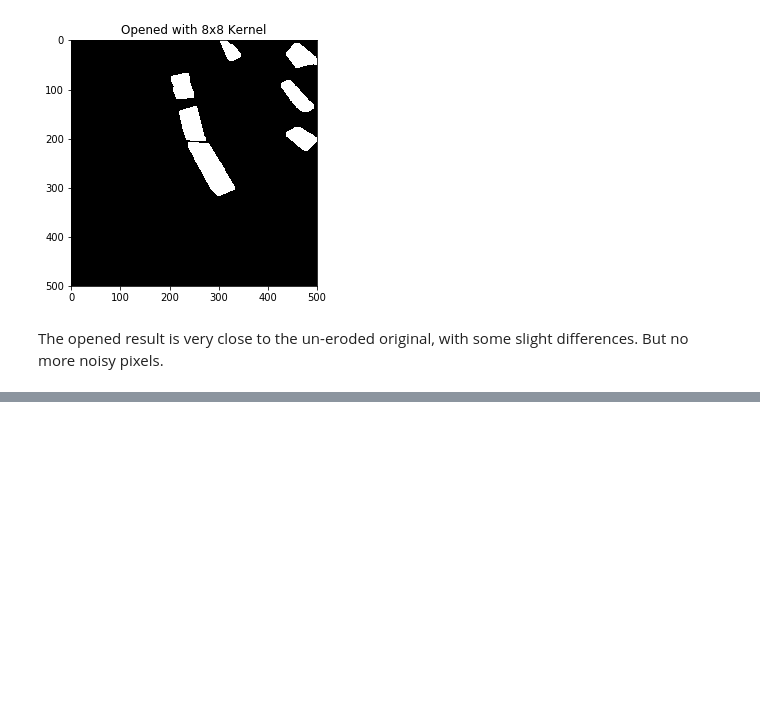
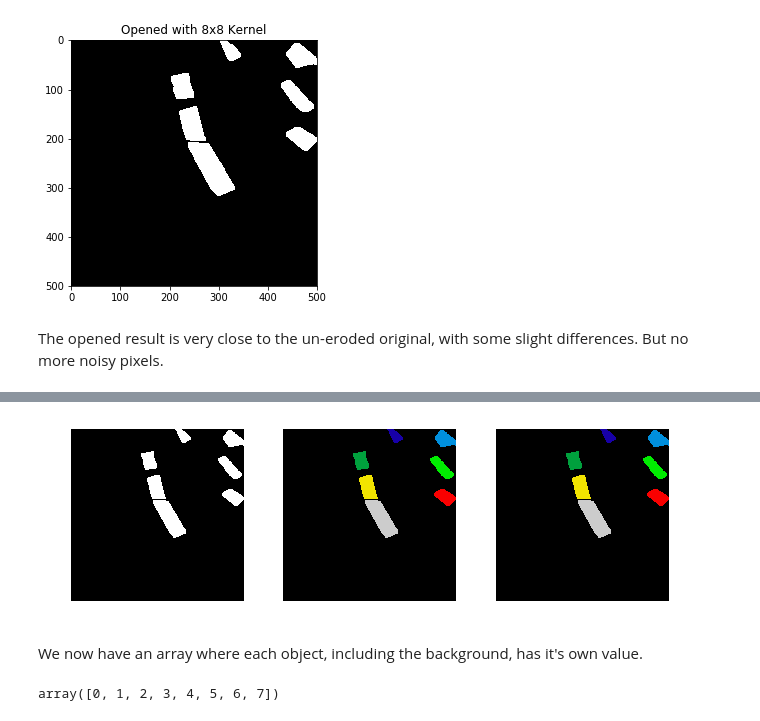
Before and after one commit to agcopenhaver/CropMask_RCNN, a Jupyter notebook: notebooks/Heatmap_Morphing.ipynb, the cells around one changed output, grey strips where cells are left out. Cells and saved outputs as stored; diff of their text form; code cells hidden in the pictures; blank space fills up the shorter version.

Commit message:
finished connected compnents, field objects labeled seperately

```diff
--- a/notebooks/Heatmap_Morphing.ipynb
+++ b/notebooks/Heatmap_Morphing.ipynb
@@ -116,0 +137,27 @@ The opened result is very close to the un-eroded original, with some slight diff
+# %%
+from skimage import measure
+
+all_labels = measure.label(opened_arr_26)
+blobs_labels = measure.label(opened_arr_26, background=0)
+
+plt.figure(figsize=(9, 3.5))
+plt.subplot(131)
+plt.imshow(opened_arr_26, cmap='gray')
+plt.axis('off')
+plt.subplot(132)
+plt.imshow(all_labels, cmap='spectral')
+plt.axis('off')
+plt.subplot(133)
+plt.imshow(blobs_labels, cmap='spectral')
+plt.axis('off')
+
+plt.tight_layout()
+plt.show()
+# %% [output]
+[figure, added]
+# %% [markdown]
+We now have an array where each object, including the background, has it's own value.
+# %%
+np.unique(blobs_labels)
+# %% [output]
+array([0, 1, 2, 3, 4, 5, 6, 7])
```
Also changed, not shown: parts of 2 cells of this notebook.
